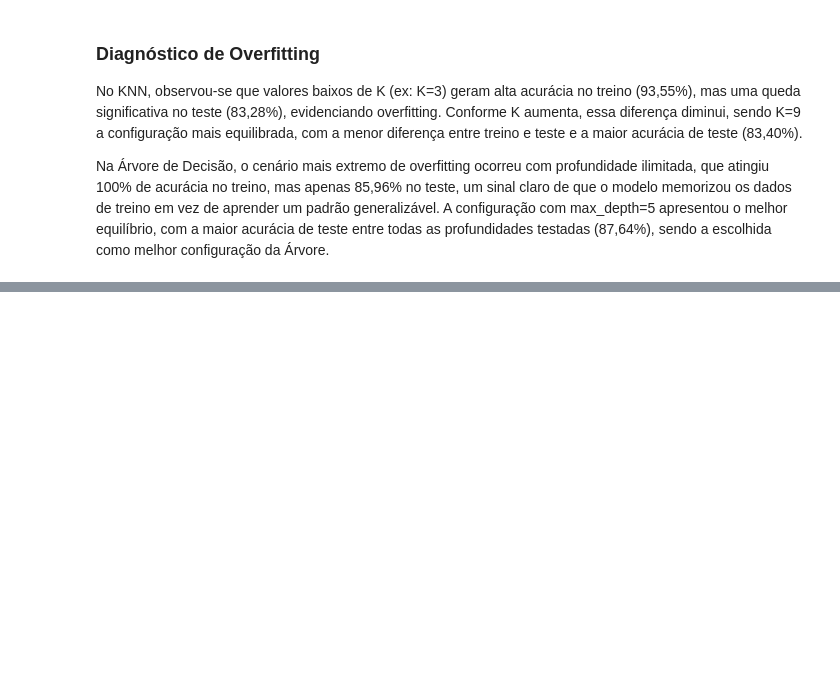
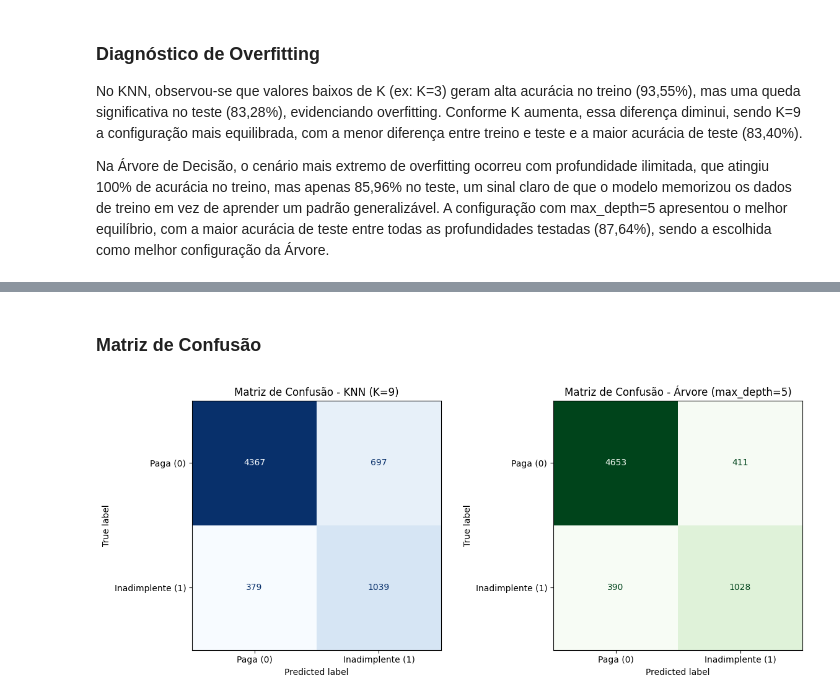
Before and after one commit to Rudolfhf/Projeto_Avaliativo_M-dulo_1, a Jupyter notebook: main.ipynb, the cells around one changed output, grey strips where cells are left out. Saved outputs shown, nothing was run; the diff lists cells and outputs as text; code cells hidden in the pictures; blank space fills up the shorter version.

Commit message:
classification report, matriz de confusao e veredito de negocio

```diff
--- a/main.ipynb
+++ b/main.ipynb
@@ -532,0 +537,13 @@ Na Árvore de Decisão, o cenário mais extremo de overfitting ocorreu com profu
+# %%
+from sklearn.neighbors import KNeighborsClassifier
+from sklearn.tree import DecisionTreeClassifier
+
+# Melhor KNN
+melhor_knn = KNeighborsClassifier(n_neighbors=9)
+melhor_knn.fit(X_train_knn, y_train_balanced)
+
+# Melhor Árvore
+melhor_arvore = DecisionTreeClassifier(max_depth=5, random_state=42)
+melhor_arvore.fit(X_train_arvore, y_train_balanced)
+
+print("Modelos treinados com as melhores configurações.")
@@ -532,0 +554,12 @@ Na Árvore de Decisão, o cenário mais extremo de overfitting ocorreu com profu
+# %%
+from sklearn.metrics import classification_report
+
+# Previsões no teste
+pred_knn = melhor_knn.predict(X_test_knn)
+pred_arvore = melhor_arvore.predict(X_test_arvore)
+
+print("Classification Report - KNN (K=9)")
+print(classification_report(y_test, pred_knn))
+
+print("\nClassification Report - Árvore de Decisão (max_depth=5)")
+print(classification_report(y_test, pred_arvore))
@@ -532,0 +587,22 @@ Na Árvore de Decisão, o cenário mais extremo de overfitting ocorreu com profu
+# %% [markdown]
+### Matriz de Confusão
+# %%
+from sklearn.metrics import confusion_matrix, ConfusionMatrixDisplay
+import matplotlib.pyplot as plt
+
+fig, axes = plt.subplots(1, 2, figsize=(12, 5))
+
+cm_knn = confusion_matrix(y_test, pred_knn)
+disp_knn = ConfusionMatrixDisplay(confusion_matrix=cm_knn, display_labels=['Paga (0)', 'Inadimplente (1)'])
+disp_knn.plot(ax=axes[0], cmap='Blues', colorbar=False)
+axes[0].set_title('Matriz de Confusão - KNN (K=9)')
+
+cm_arvore = confusion_matrix(y_test, pred_arvore)
+disp_arvore = ConfusionMatrixDisplay(confusion_matrix=cm_arvore, display_labels=['Paga (0)', 'Inadimplente (1)'])
+disp_arvore.plot(ax=axes[1], cmap='Greens', colorbar=False)
+axes[1].set_title('Matriz de Confusão - Árvore (max_depth=5)')
+
+plt.tight_layout()
+plt.show()
+# %% [output]
+[figure, added]
```
Also changed, not shown: parts of 6 cells of this notebook.
